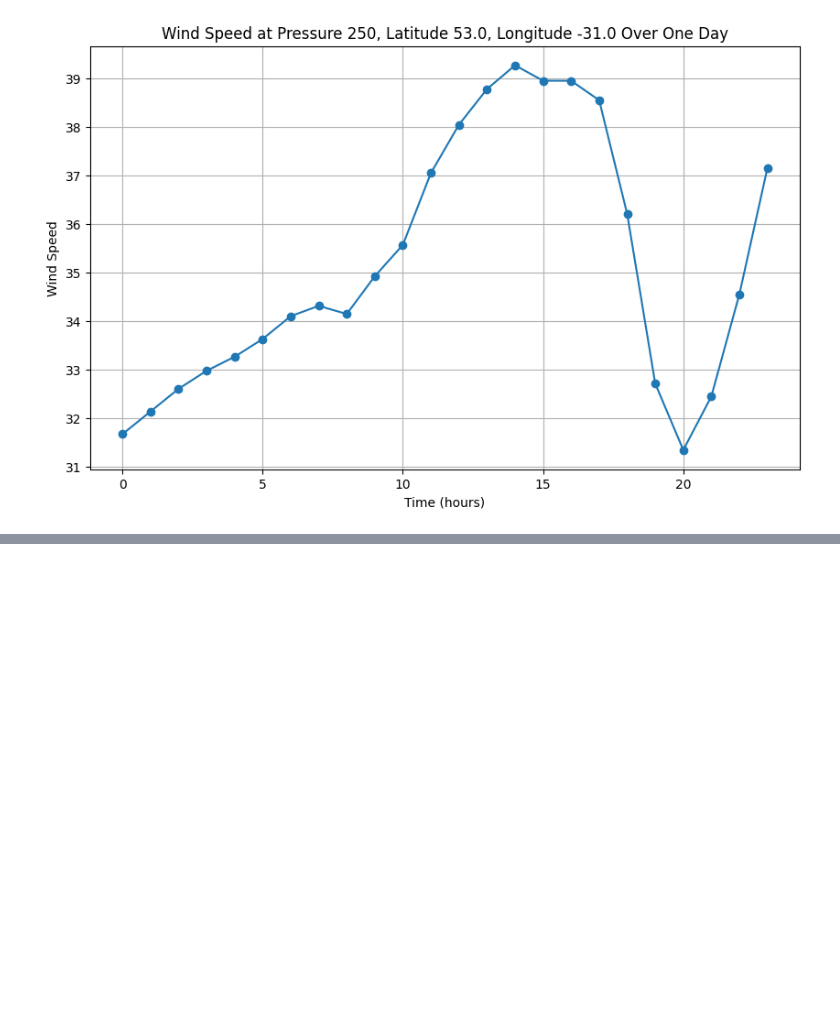
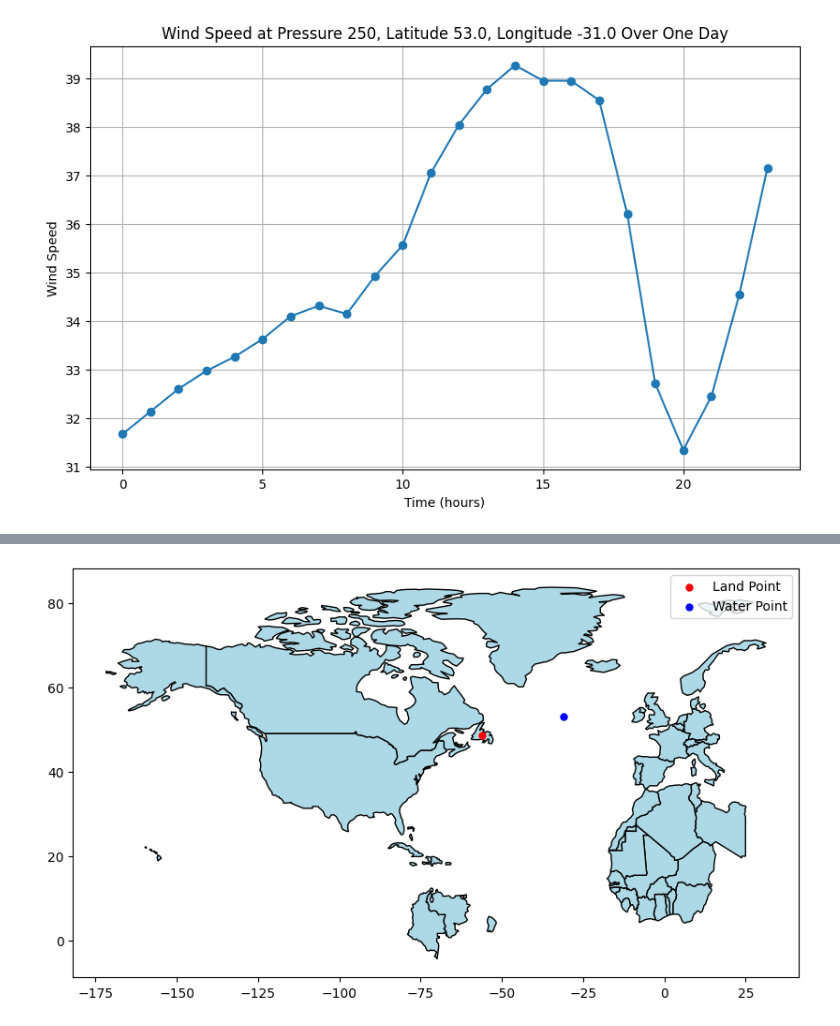
Before and after one commit to usc-caisplusplus/proj-turbulence, a Jupyter notebook: initial_look.ipynb, the cells around one changed output, grey strips where cells are left out. Drawn from its saved outputs; the diff is of its cells as text; code cells hidden in the pictures; blank space fills up the shorter version.

```diff
--- a/initial_look.ipynb
+++ b/initial_look.ipynb
@@ -262,3 +305,14 @@ plt.show()
+# %%
+world = gpd.read_file(gpd.datasets.get_path('naturalearth_lowres'))
+subset_world = world.cx[-80:10, 10:70]
+
+ax = subset_world.plot(figsize=(10, 6), color='lightblue', edgecolor='black')
+ax.scatter(land_lon, land_lat, color='red', marker='o', s=25, label='Land Point')
+ax.scatter(water_lon, water_lat, color='blue', marker='o', s=25, label='Water Point')
+ax.legend()
+plt.show()
+# %% [output]
+[figure, added]
 # %%
 # dictionary of arrays
 # pick one "level" and move forward
```
Also changed, not shown: parts of 4 cells of this notebook, 1 other file.
